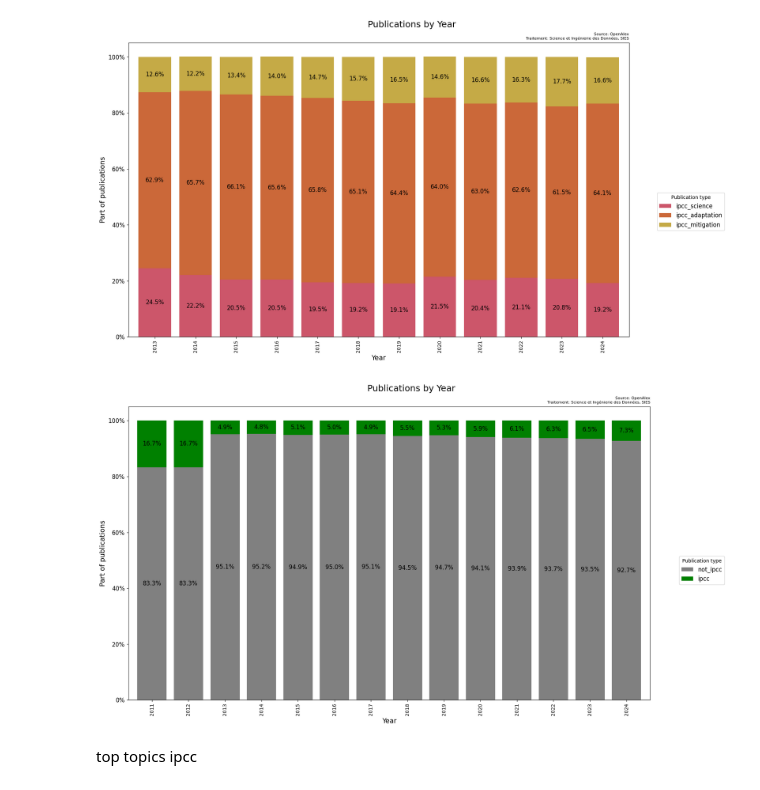
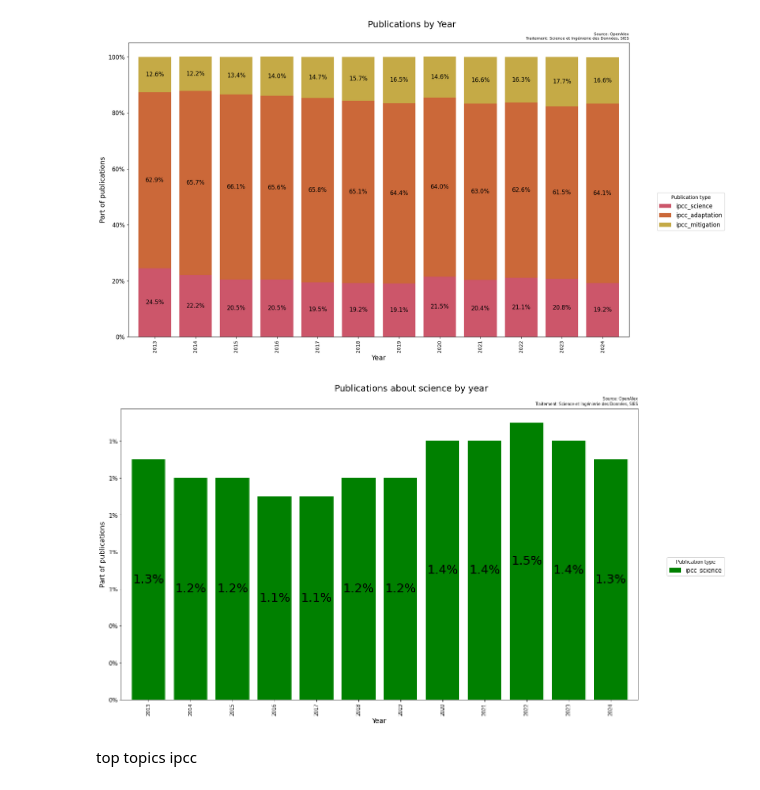
Before and after one commit to dataesr/teds, a Jupyter notebook: notebooks/IPCC_model_on_scanR_publications.ipynb, the cells around one changed output. Drawn from its saved outputs; the diff is of its cells as text; code cells hidden in the pictures.

Commit message:
size purcent

```diff
--- a/notebooks/IPCC_model_on_scanR_publications.ipynb
+++ b/notebooks/IPCC_model_on_scanR_publications.ipynb
@@ -528,51 +523,47 @@ body = {
           "terms": {
             "field": "predict_teds.label.keyword",
             "size": 10000000
           }
         }
       }
     }
   }
 }
 data=get_from_es(body,'scanr-publications')
 
 data_counts={}
 for x in data['aggregations']['years']['buckets']:
-    data_counts[x['key']]=[]
-    if 'not_ipcc' in [bucket['key'] for bucket in x['predicted_labels']['buckets']]:
-        nb=[bucket['doc_count'] for bucket in x['predicted_labels']['buckets'] if bucket['key']=='not_ipcc'][0]
-        data_counts[x['key']].append(round(nb*100/x['doc_count'],1))
-    else:
-        data_counts[x['key']].append(0)
-    if 'ipcc' in [bucket['key'] for bucket in x['predicted_labels']['buckets']]:
-        nb=[bucket['doc_count'] for bucket in x['predicted_labels']['buckets'] if bucket['key']=='ipcc'][0]
-        data_counts[x['key']].append(round(nb*100/x['doc_count'],1))
-    else:
-        data_counts[x['key']].append(0)
-data_counts={key: value for key, value in data_counts.items() if value!= [0, 0] and value != [100,0]}
+    if x['doc_count']>=500 and x['key']>=2013:
+      data_counts[x['key']]=[]
+      if 'ipcc_science' in [bucket['key'] for bucket in x['predicted_labels']['buckets']]:
+          nb=[bucket['doc_count'] for bucket in x['predicted_labels']['buckets'] if bucket['key']=='ipcc_science'][0]
+          data_counts[x['key']].append(round(nb*100/x['doc_count'],1))
+      else:
+          data_counts[x['key']].append(0)
+data_counts={key: value for key, value in data_counts.items() if value!= [0]}
 
-df = pd.DataFrame.from_dict(data_counts, orient='index', columns=['not_ipcc', 'ipcc'])
+df = pd.DataFrame.from_dict(data_counts, orient='index', columns=['ipcc_science'])
 df = df.sort_index()
 
-ax = df.head(20).plot(kind='bar', stacked=True, figsize=(18, 10), width=0.8, color=['gray', 'green'])
+ax = df.head(20).plot(kind='bar', stacked=True, figsize=(18, 10), width=0.8, color=['green'])
 
 for i, (index, row) in enumerate(df.head(20).iterrows()):
-    ax.text(i, row['not_ipcc'] / 2, f'{row["not_ipcc"]}%', ha='center', va='center', color='black', size=12)
-    ax.text(i, row['not_ipcc'] + row['ipcc'] / 2, f'{row["ipcc"]}%', ha='center', va='center', color='black', size=12)
+    ax.text(i, row['ipcc_science'] / 2, f'{row["ipcc_science"]}%', ha='center', va='center', color='black', size=25)
+    #ax.text(i, row['not_ipcc'] + row['ipcc'] / 2, f'{row["ipcc"]}%', ha='center', va='center', color='black', size=12)
 
 ax.set_xlabel('Year', fontsize=14)
 ax.set_ylabel('Part of publications', fontsize=14)
 ax.set_yticklabels([f'{tick:.0f}%' for tick in ax.get_yticks()], fontsize=12)
 
 ax.legend(title='Publication type', bbox_to_anchor=(1.05, 0.5), loc='upper left', fontsize=12)
 
-plt.suptitle("Publications by Year", size=18)
+plt.suptitle("Publications about science by year", size=18)
 plt.title('Source: OpenAlex\nTraitement: Science et Ingénierie des Données, SIES', size=8, loc='right')
 
 plt.tight_layout()
 plt.show()
 # %% [output]
-[figure, old version]
+[figure, new version]
 # %% [markdown]
 top topics ipcc
 # %%
```
Also changed, not shown: parts of 2 cells of this notebook.
